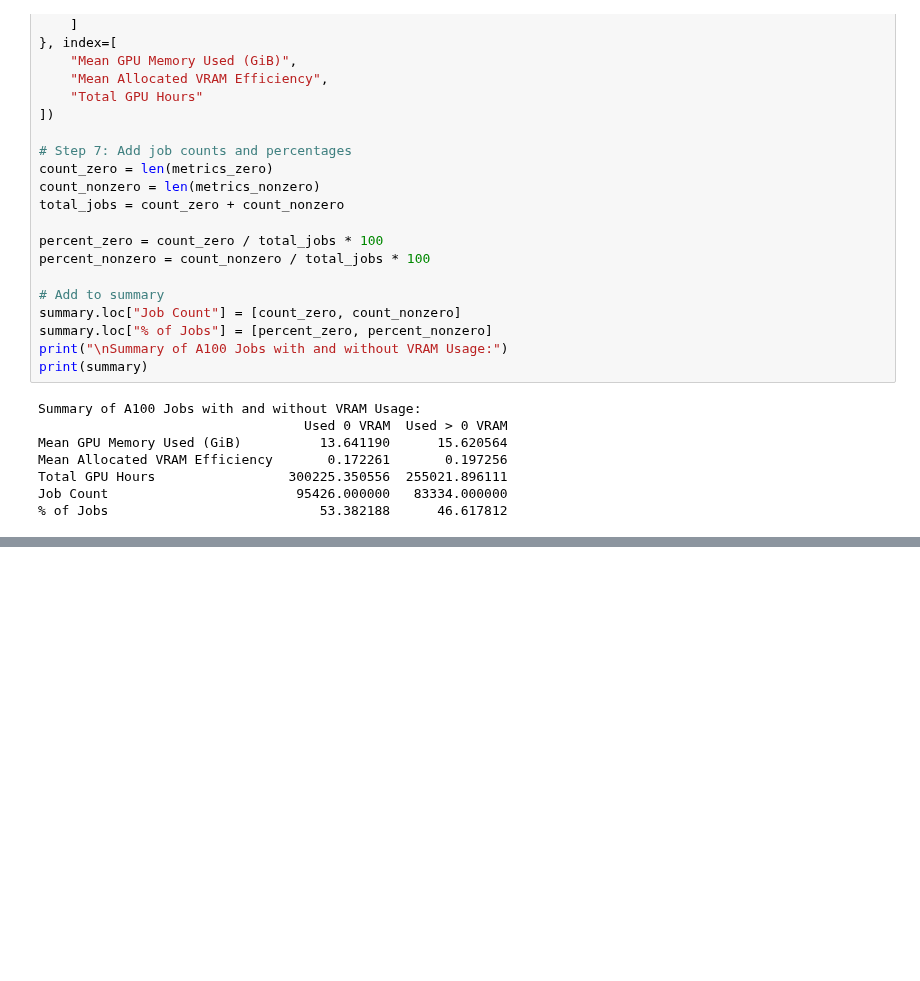
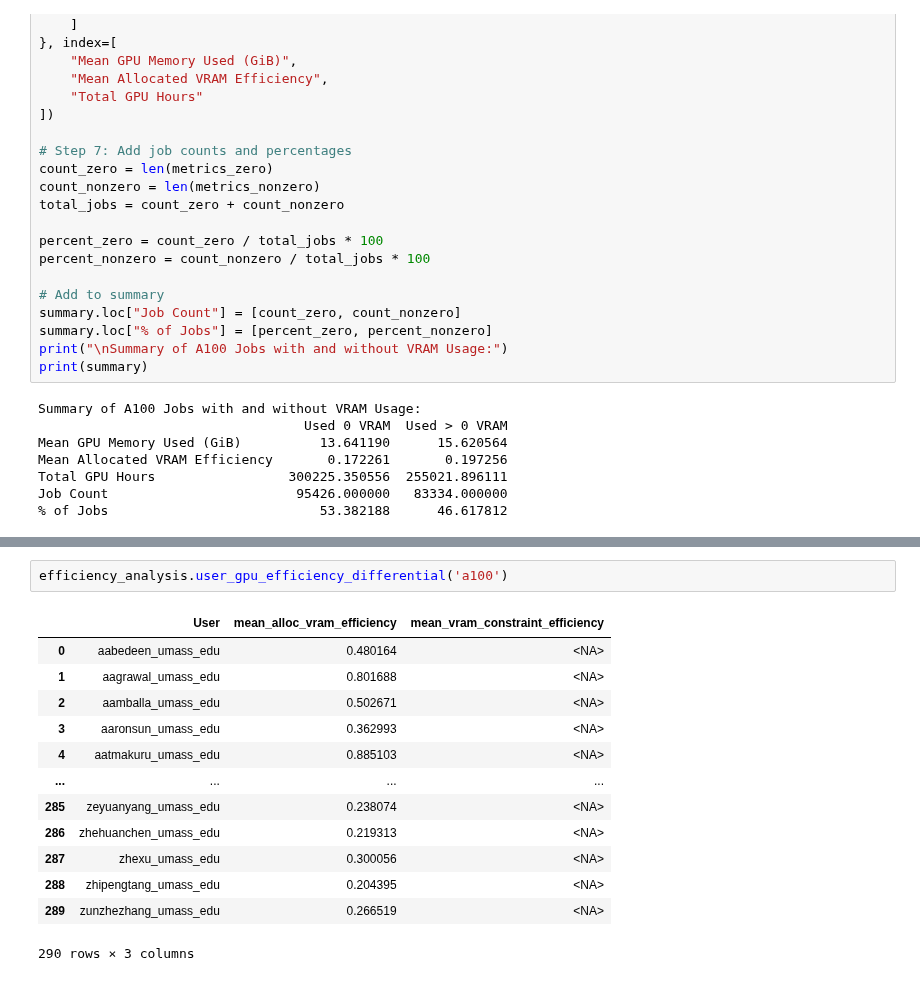
Before and after one commit to UnityHPC/ds4cg-job-analytics, a Jupyter notebook: notebooks/Efficiency Analysis.ipynb, the cells around one changed output, grey strips where cells are left out. Cells and saved outputs as stored; diff of their text form; blank space fills up the shorter version.

Commit message:
committing changes to a100 analysis

```diff
--- a/notebooks/Efficiency Analysis.ipynb
+++ b/notebooks/Efficiency Analysis.ipynb
@@ -639,0 +564,16 @@ KeyError: 'GPUs'
+# %%
+efficiency_analysis.user_gpu_efficiency_differential('a100')
+# %% [output]
+|  | User | mean_alloc_vram_efficiency | mean_vram_constraint_efficiency |
+| 0 | aabedeen_umass_edu | 0.480164 | <NA> |
+| 1 | aagrawal_umass_edu | 0.801688 | <NA> |
+| 2 | aamballa_umass_edu | 0.502671 | <NA> |
+| 3 | aaronsun_umass_edu | 0.362993 | <NA> |
+| 4 | aatmakuru_umass_edu | 0.885103 | <NA> |
+| ... | ... | ... | ... |
+| 285 | zeyuanyang_umass_edu | 0.238074 | <NA> |
+| 286 | zhehuanchen_umass_edu | 0.219313 | <NA> |
+| 287 | zhexu_umass_edu | 0.300056 | <NA> |
+| 288 | zhipengtang_umass_edu | 0.204395 | <NA> |
+| 289 | zunzhezhang_umass_edu | 0.266519 | <NA> |
+290 rows × 3 columns
```
Also changed, not shown: parts of 4 cells of this notebook, 1 other file.
